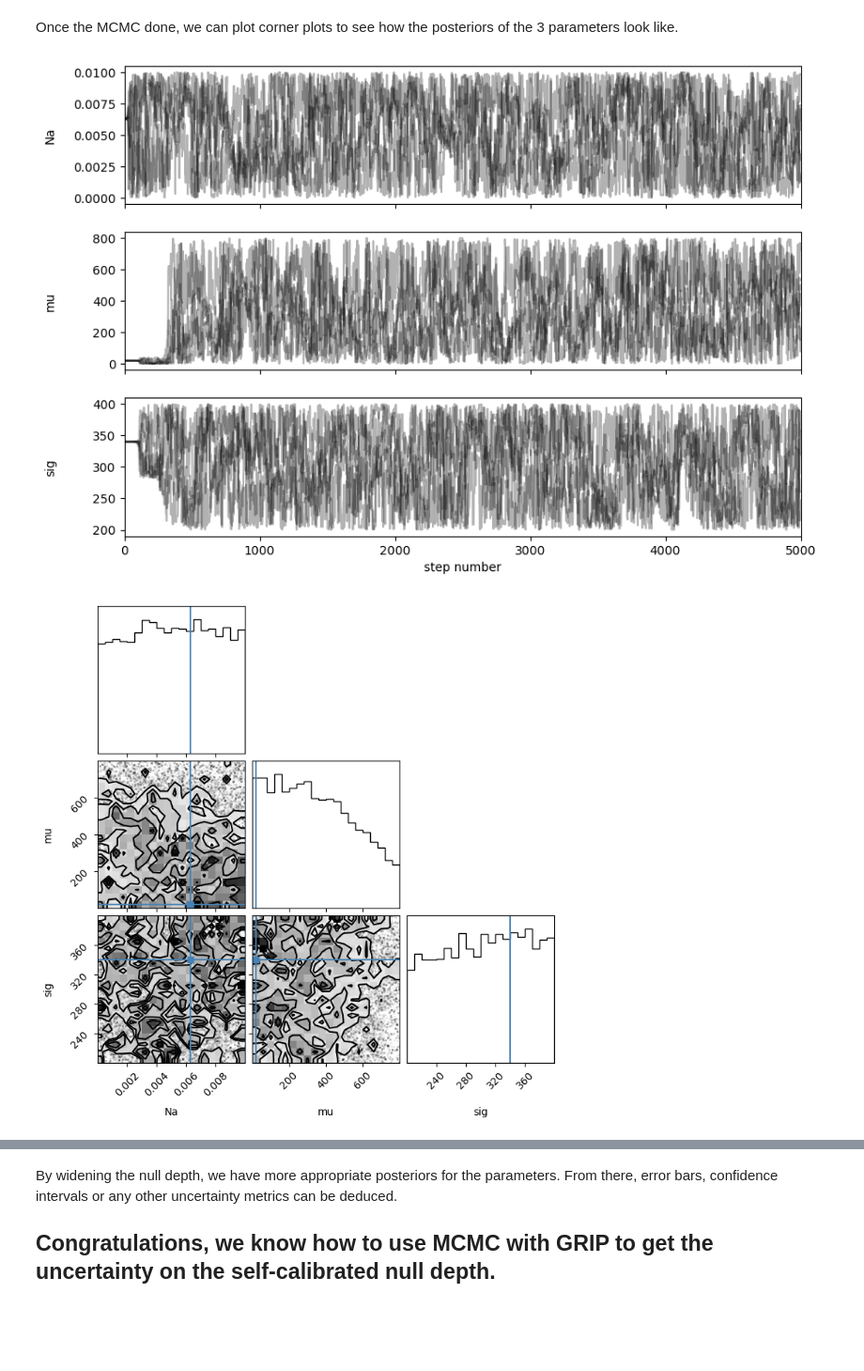
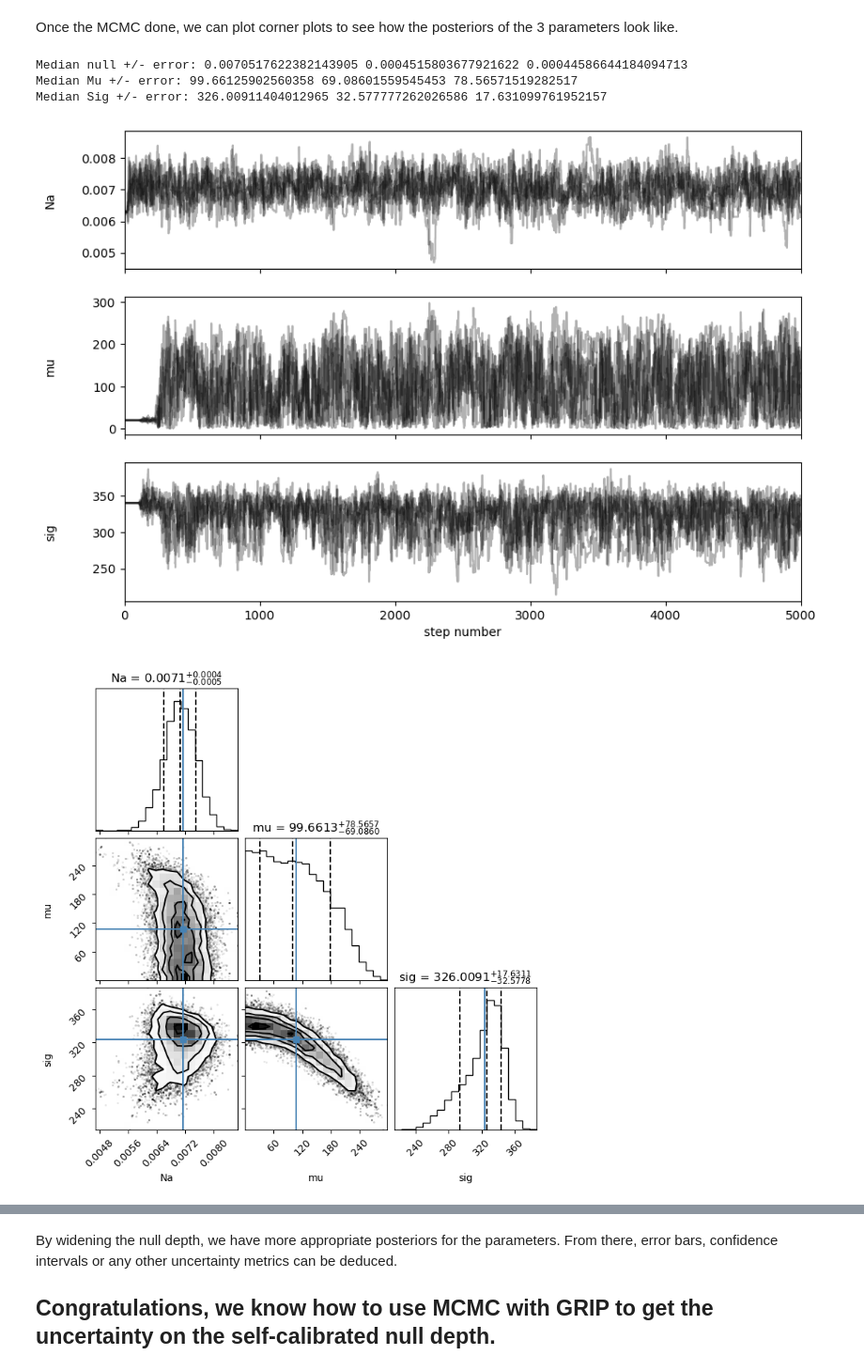
Before and after one commit to mamartinod/grip-nulling, a Jupyter notebook: tutorials/tuto4_use_of_mcmc.ipynb, the cells around one changed output, grey strips where cells are left out. Shown: that part at 94% size. Saved outputs shown, nothing was run; the diff lists cells and outputs as text; code cells hidden in the pictures; blank space fills up the shorter version.

Commit message:
Update tutorials to make them compatible with last version of GRIP

```diff
--- a/tutorials/tuto4_use_of_mcmc.ipynb
+++ b/tutorials/tuto4_use_of_mcmc.ipynb
@@ -21,18 +28,11 @@ datafolder = 'dataset/'
 darkfolder = datafolder
 save_path = 'results/'
 # %%
-import grip
-try:
-    import cupy as cp # To use the GPU to speed up the process
-except ModuleNotFoundError:
-    import numpy as cp # If no GPU, we load numpy again with the same acronym to still use the functions
-
-
 wl_min, wl_max = 11000, 11200
 dark_list = ['dataset/UT2015-02-08_ID009_SCI_bet_Leo_DIT-60ms_11um_BCKG.hdf5']
 data_list = ['dataset/UT2015-02-08_ID009_SCI_bet_Leo_DIT-60ms_11um_NULL.hdf5']
-dark = grip.load_data(dark_list, ['wl_scale', 'Iminus1', 'p1', 'p2'], (wl_min, wl_max))
-data = grip.load_data(data_list, ['wl_scale', 'Iminus1', 'p1', 'p2', 'intraphase_rms'], (wl_min, wl_max))
+dark = grip.load_data(dark_list, ['wl_scale', 'Iminus1', 'p1', 'p2'], (wl_min, wl_max), 'hdf5')
+data = grip.load_data(data_list, ['wl_scale', 'Iminus1', 'p1', 'p2', 'intraphase_rms'], (wl_min, wl_max), 'hdf5')
 
 wl_scale = data['wl_scale']
 dark_IA, dark_IB = dark['p1'], dark['p2']
@@ -46,7 +46,7 @@ data_null = Iminus / Iplus # Calculated null depth
 
 # Get the histogram
 bin_bounds = (-0.01, 0.1) # Minimum and maximum values of the bins of the histogram
-normed=True # We want to normalise the histogram by its sum
+normed = False # We want to normalise the histogram by its sum
 
 null_axis, null_pdf, null_pdf_err, sz = grip.compute_data_histogram(data_null, \
                                                           bin_bounds, \
@@ -204,7 +206,9 @@ func_kwargs = {'n_samp_per_loop':n_samp_per_loop, 'nloop':nloop, 'normed':False,
 nwalkers = 6
 nsteps = 5000
 
-samples, flat_samples = grip.mcmc(initial_guess, grip.neg_log_multinomial, param_bounds,
-                          grip.create_histogram_model, null_pdf,
-                          func_args=func_args, func_kwargs=func_kwargs, neg_lklh=True,
-                          nwalkers=nwalkers, nstep=nsteps, progress_bar=True)
+samples, flat_samples, sampler, all_samples = grip.mcmc(initial_guess, grip.log_multinomial, param_bounds,
+                                                          grip.create_histogram_model, null_pdf,
+                                                          func_args=func_args, func_kwargs=func_kwargs, neg_lklh=True,
+                                                          nwalkers=nwalkers, nstep=nsteps, progress_bar=True)
+
+print('Acceptance fraction:', sampler.acceptance_fraction)
@@ -212,17 +218,36 @@ samples, flat_samples = grip.mcmc(initial_guess, grip.neg_log_multinomial, param
 Once the MCMC done, we can plot corner plots to see how the posteriors of the 3 parameters look like.
 # %%
 labels = ['Na', 'mu', 'sig']
+initial_positions = [0.007143871175864696, 107.53, 323.5]
 
 fig, axes = plt.subplots(3, figsize=(10, 7), sharex=True)
 for i in range(3):
     ax = axes[i]
     ax.plot(samples[:, :, i], "k", alpha=0.3)
     ax.set_xlim(0, len(samples))
     ax.set_ylabel(labels[i])
     ax.yaxis.set_label_coords(-0.1, 0.5)
+axes[-1].set_xlabel("step number")
 
-axes[-1].set_xlabel("step number");
-fig = corner.corner(flat_samples, labels=labels, truths=initial_guess)
+fig = corner.corner(flat_samples, labels=labels,
+                    truths=initial_positions,
+                    quantiles=(0.16, 0.5, 0.84), show_titles=True,
+                    title_fmt='.4f')
+
+quantiles_null = corner.quantile(flat_samples[:,0], (0.16, 0.5, 0.84))
+quantiles_mu = corner.quantile(flat_samples[:,1], (0.16, 0.5, 0.84))
+quantiles_sig = corner.quantile(flat_samples[:,2], (0.16, 0.5, 0.84))
+print('Median null +/- error:', quantiles_null[1], quantiles_null[1]-quantiles_null[0], quantiles_null[2]-quantiles_null[1])
+print('Median Mu +/- error:', quantiles_mu[1], quantiles_mu[1]-quantiles_mu[0], quantiles_mu[2]-quantiles_mu[1])
+print('Median Sig +/- error:', quantiles_sig[1], quantiles_sig[1]-quantiles_sig[0], quantiles_sig[2]-quantiles_sig[1])
+
+log_prob_samples = sampler.get_log_prob(discard=min(nsteps//10, 600), flat=True)
+all_samples = np.concatenate((flat_samples, log_prob_samples[:, None]), axis=1)
+labels += ["log prob", "log prior"]
+corner.corner(all_samples[:,:4], labels=labels);
 # %% [output]
+Median null +/- error: 0.0070517622382143905 0.0004515803677921622 0.00044586644184094713
+Median Mu +/- error: 99.66125902560358 69.08601559545453 78.56571519282517
+Median Sig +/- error: 326.00911404012965 32.577777262026586 17.631099761952157
-[figure, old version]
+[figure, new version]
-[figure, old version]
+[figure, new version]
```
Also changed, not shown: parts of 6 cells of this notebook, 4 other files.
